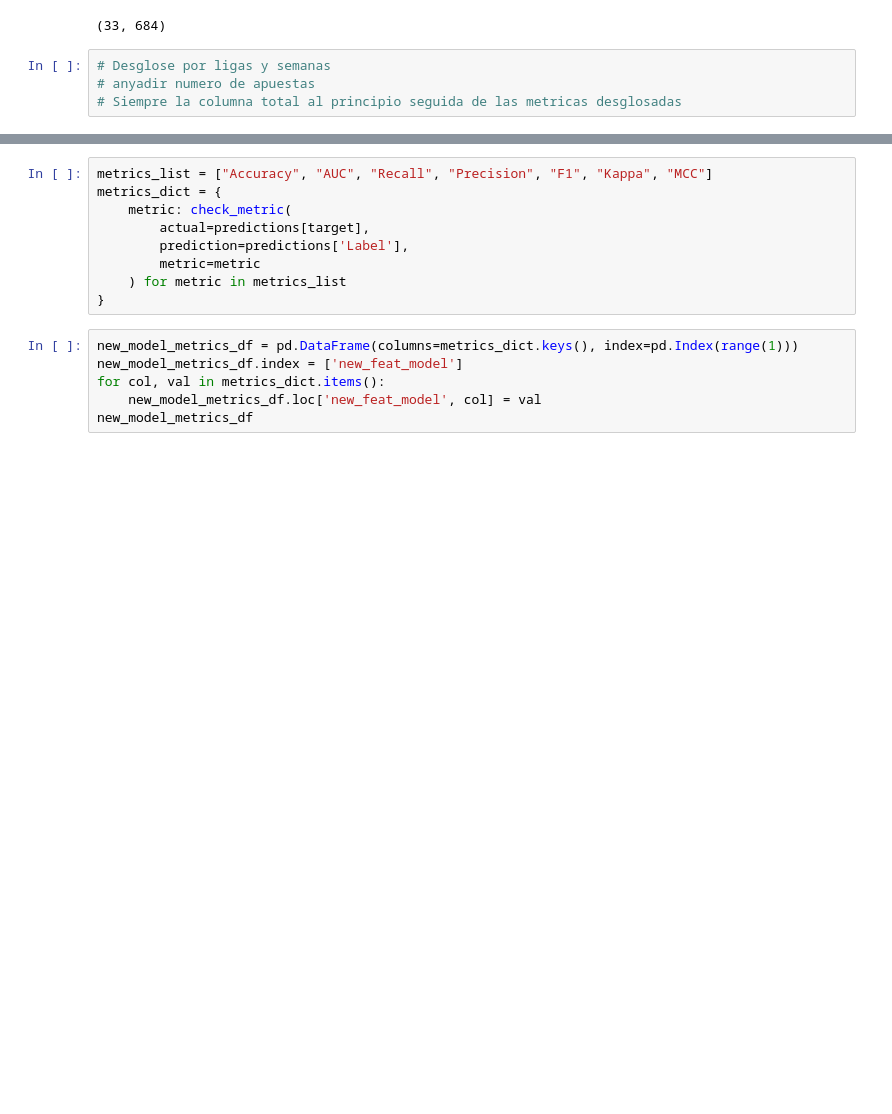
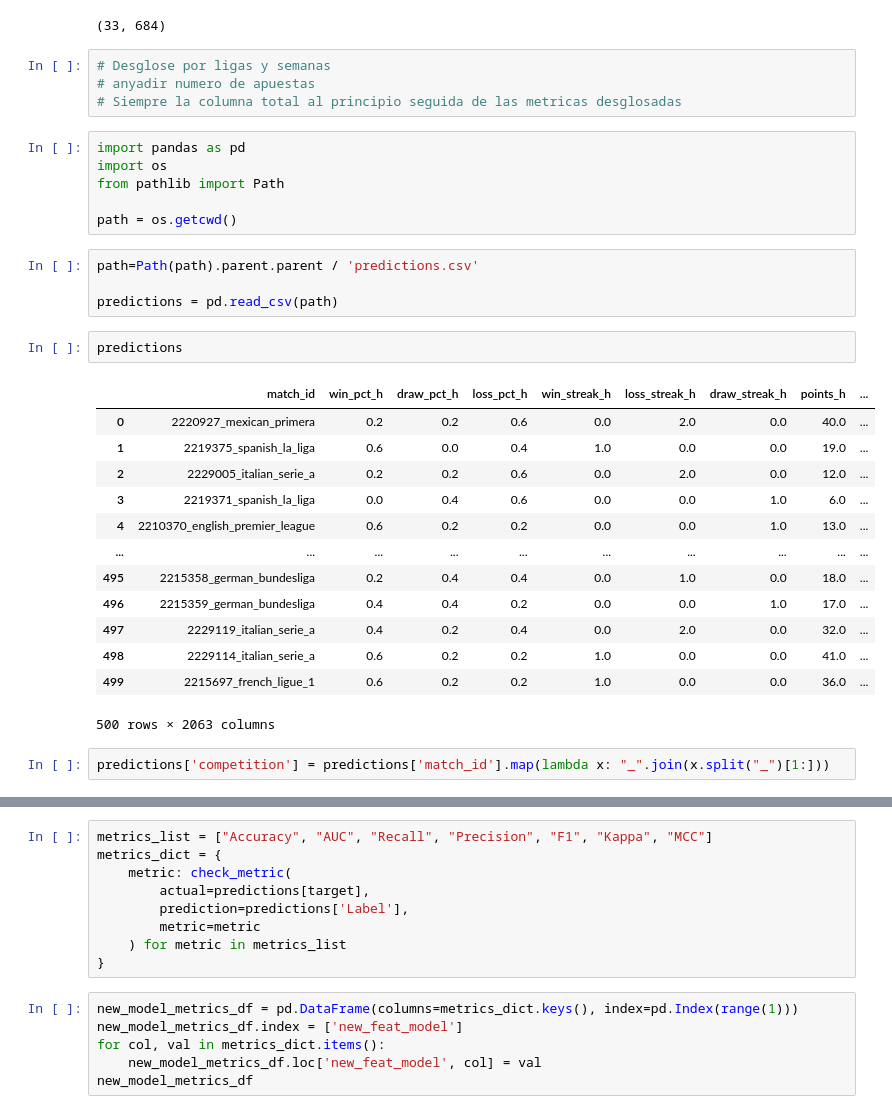
Before and after one commit to FragileTech/feature_selection, a Jupyter notebook: notebooks/Additional notebooks/FEATURE_SELECTION_CLEAN.ipynb, the cells around one changed output, grey strips where cells are left out. Saved outputs shown, nothing was run; the diff lists cells and outputs as text; blank space fills up the shorter version.

```diff
--- a/notebooks/Additional notebooks/FEATURE_SELECTION_CLEAN.ipynb
+++ b/notebooks/Additional notebooks/FEATURE_SELECTION_CLEAN.ipynb
@@ -217,3 +217,31 @@ predictions[predictions['Label'] == 1].shape[0], predictions.shape[0]
 # Desglose por ligas y semanas
 # anyadir numero de apuestas
 # Siempre la columna total al principio seguida de las metricas desglosadas
+# %%
+import pandas as pd
+import os
+from pathlib import Path
+
+path = os.getcwd()
+# %%
+path=Path(path).parent.parent / 'predictions.csv'
+
+predictions = pd.read_csv(path)
+# %%
+predictions
+# %% [output]
+|  | match_id | win_pct_h | draw_pct_h | loss_pct_h | win_streak_h | loss_streak_h | draw_streak_h | points_h | ... |
+| 0 | 2220927_mexican_primera | 0.2 | 0.2 | 0.6 | 0.0 | 2.0 | 0.0 | 40.0 | ... |
+| 1 | 2219375_spanish_la_liga | 0.6 | 0.0 | 0.4 | 1.0 | 0.0 | 0.0 | 19.0 | ... |
+| 2 | 2229005_italian_serie_a | 0.2 | 0.2 | 0.6 | 0.0 | 2.0 | 0.0 | 12.0 | ... |
+| 3 | 2219371_spanish_la_liga | 0.0 | 0.4 | 0.6 | 0.0 | 0.0 | 1.0 | 6.0 | ... |
+| 4 | 2210370_english_premier_league | 0.6 | 0.2 | 0.2 | 0.0 | 0.0 | 1.0 | 13.0 | ... |
+| ... | ... | ... | ... | ... | ... | ... | ... | ... | ... |
+| 495 | 2215358_german_bundesliga | 0.2 | 0.4 | 0.4 | 0.0 | 1.0 | 0.0 | 18.0 | ... |
+| 496 | 2215359_german_bundesliga | 0.4 | 0.4 | 0.2 | 0.0 | 0.0 | 1.0 | 17.0 | ... |
+| 497 | 2229119_italian_serie_a | 0.4 | 0.2 | 0.4 | 0.0 | 2.0 | 0.0 | 32.0 | ... |
+| 498 | 2229114_italian_serie_a | 0.6 | 0.2 | 0.2 | 1.0 | 0.0 | 0.0 | 41.0 | ... |
+| 499 | 2215697_french_ligue_1 | 0.6 | 0.2 | 0.2 | 1.0 | 0.0 | 0.0 | 36.0 | ... |
+500 rows × 2063 columns
+# %%
+predictions['competition'] = predictions['match_id'].map(lambda x: "_".join(x.split("_")[1:]))
```
Also changed, not shown: parts of 2 cells of this notebook, 1 other file.
